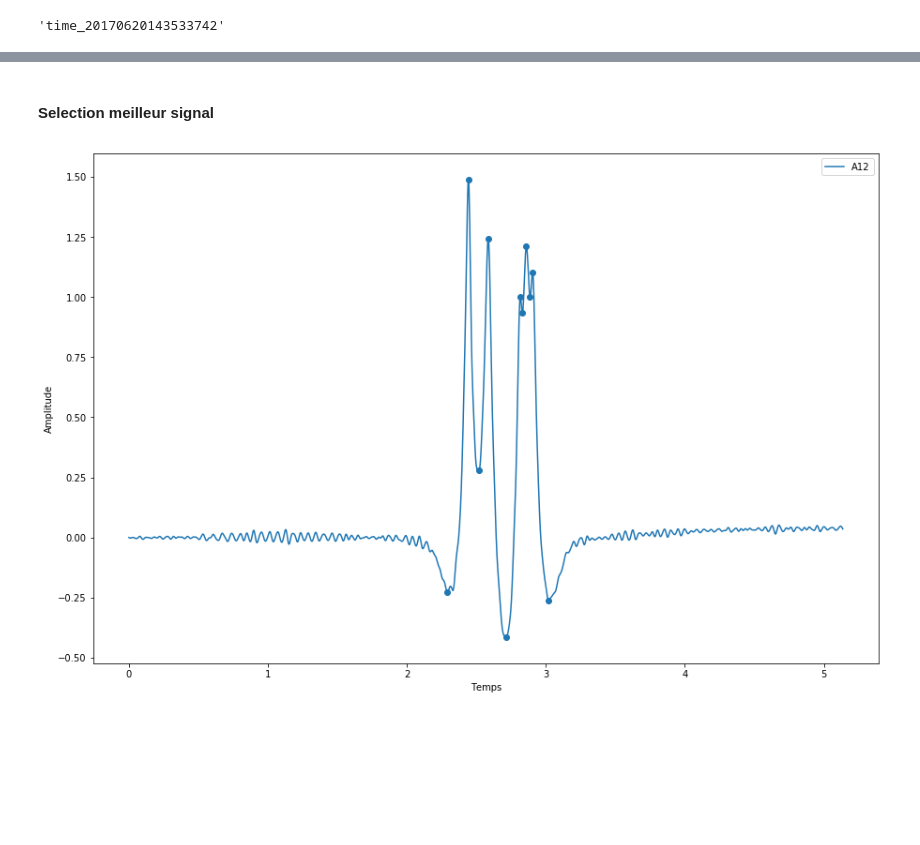
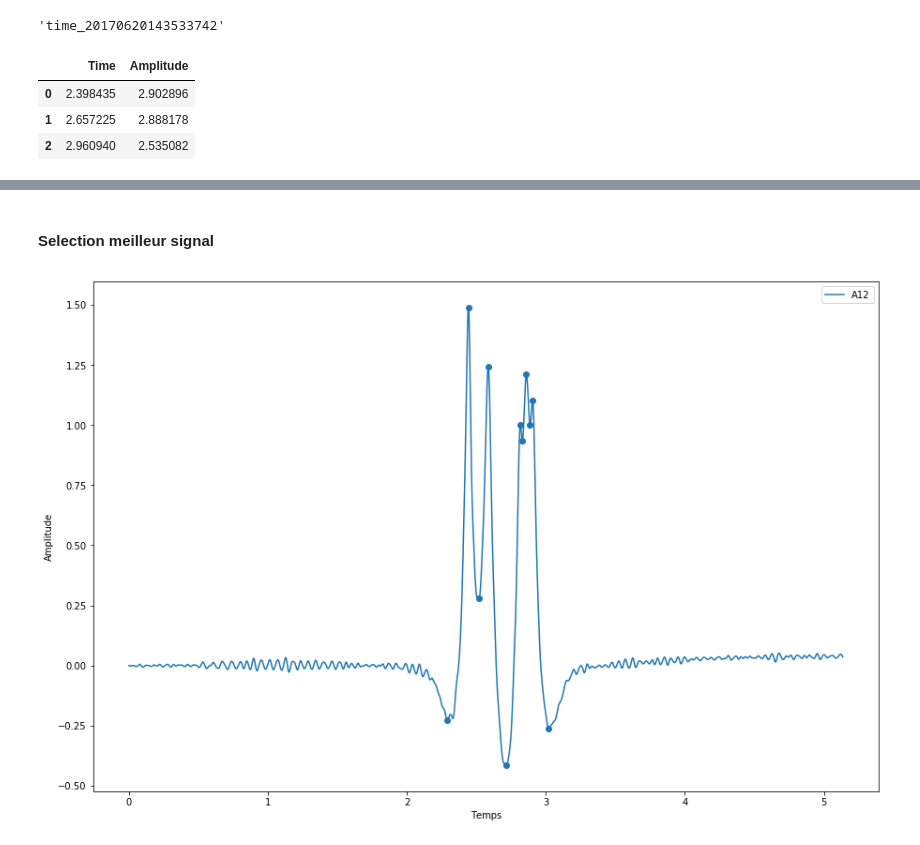
Before and after one commit to brouailalexandre/pesage-par-pont, a Jupyter notebook: Jupyter notebook/Conversion fichier txt.ipynb, the cells around one changed output, grey strips where cells are left out. Drawn from its saved outputs; the diff is of its cells as text; code cells hidden in the pictures; blank space fills up the shorter version.

```diff
--- a/Jupyter notebook/Conversion fichier txt.ipynb
+++ b/Jupyter notebook/Conversion fichier txt.ipynb
@@ -58,2 +61,3 @@ pics = calcul_pics(signaux, 50, 0.1, signaux.iloc[:int(len(signaux)/(10/4.5)),:]
-# %%
-fourchette = signaux.iloc[:int(len(signaux)/(10/4.5)),:].iloc[:,1].std()*3
+# %%
+min1 = min_max_separation(pics)[0][min_max_separation(pics)[0]['Amplitude'] < fourchette].reset_index(drop=True)
+max2 = min_max_separation(pics)[1]
@@ -59,0 +69,7 @@ fourchette = signaux.iloc[:int(len(signaux)/(10/4.5)),:].iloc[:,1].std()*3
+# %%
+middle
+# %% [output]
+|  | Time | Amplitude |
+| 0 | 2.398435 | 2.902896 |
+| 1 | 2.657225 | 2.888178 |
+| 2 | 2.960940 | 2.535082 |
```
Also changed, not shown: parts of 12 cells of this notebook, 1 other file.
